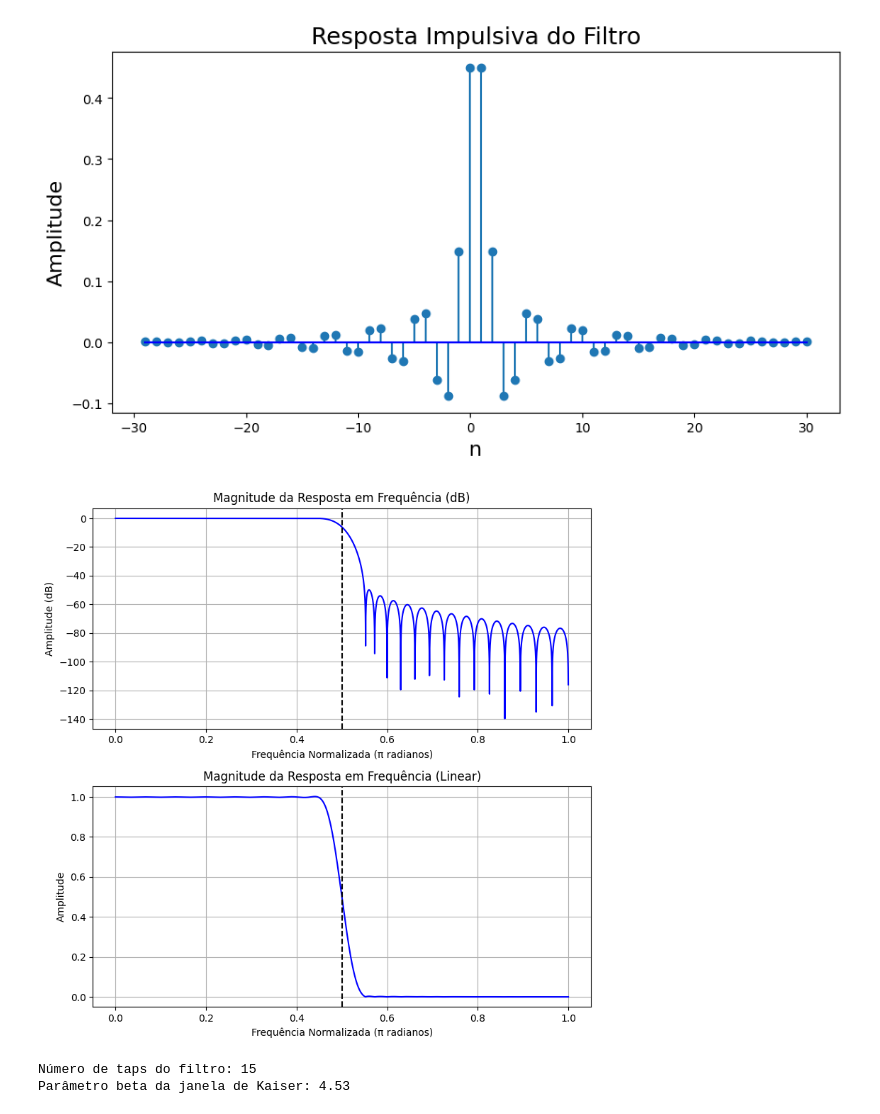
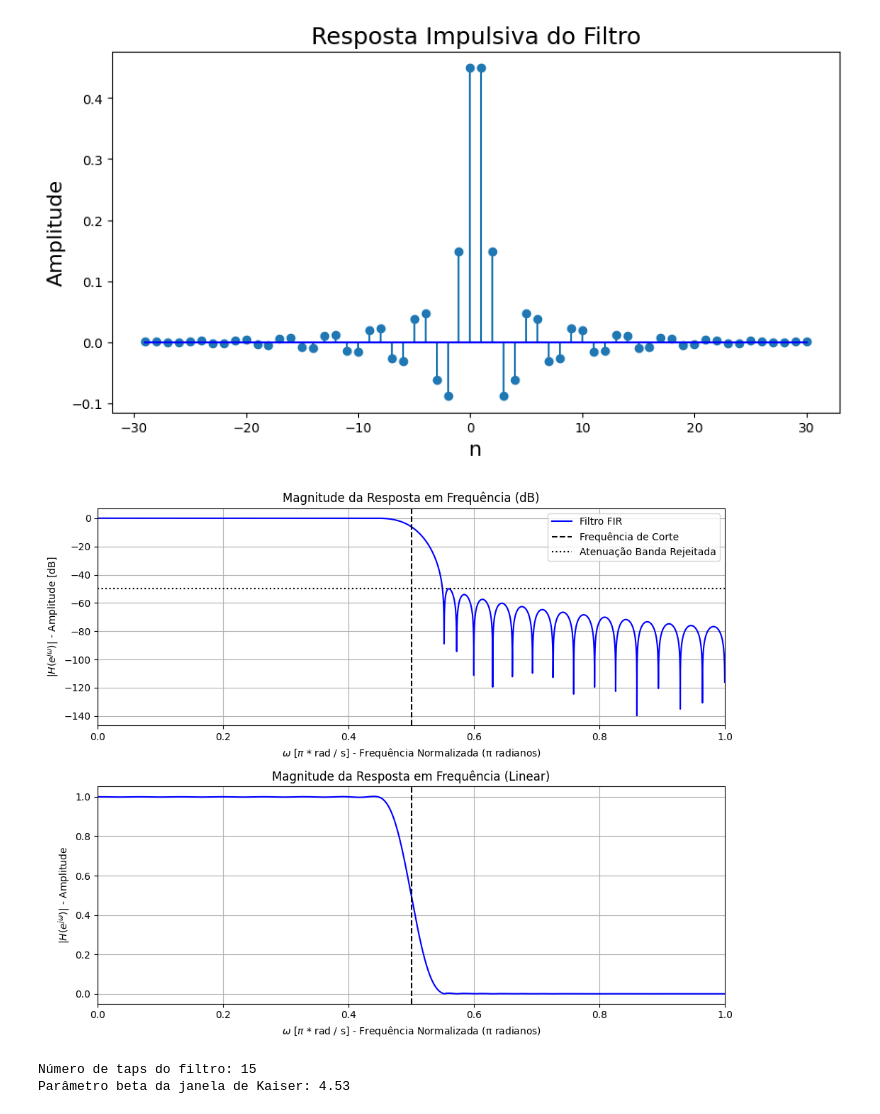
Before and after one commit to IvonLuiz/FIR_Filter_WindowMethod, a Jupyter notebook: notebook/FIR.ipynb, the cells around one changed output. Saved outputs shown, nothing was run; the diff lists cells and outputs as text; code cells hidden in the pictures.

```diff
--- a/notebook/FIR.ipynb
+++ b/notebook/FIR.ipynb
@@ -122,14 +122,16 @@ plot_impulse_response(M, h)
 # %% [output]
 [figure]
 # %%
-fig,axs = plt.subplots(2,1, figsize=(8, 8))
-plot_frequency_response_direct(w, H, fig, axs)
-axs[0].axvline(wc / np.pi, color="k", linestyle="--")
-axs[1].axvline(wc / np.pi, color="k", linestyle="--")
+axs = plot_frequency_response_direct(w, H)
 
+# Especificações
+axs[1].axvline(wc / np.pi, color='k', linestyle='--', label='Frequência de Corte')
+axs[0].axvline(wc / np.pi, color='k', linestyle='--', label='Frequência de Corte')
+axs[0].axhline(-attenuation, color='k', linestyle=':', label='Atenuação Banda Rejeitada')
+axs[0].legend()
 plt.show()
 # %% [output]
-[figure, old version]
+[figure, new version]
 # %%
 print(f'Número de taps do filtro: {numtaps}')
 print(f'Parâmetro beta da janela de Kaiser: {beta:.2f}')
```
Also changed, not shown: parts of 10 cells of this notebook, 1 other file.
